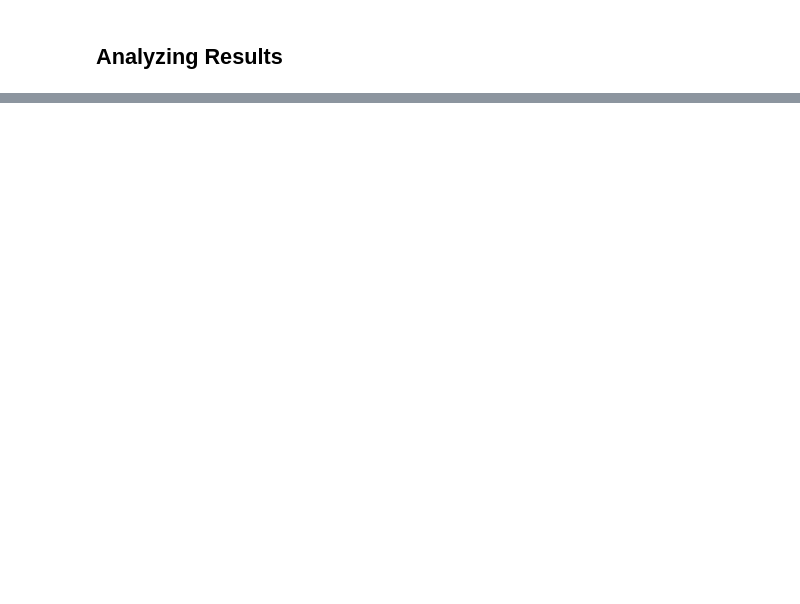
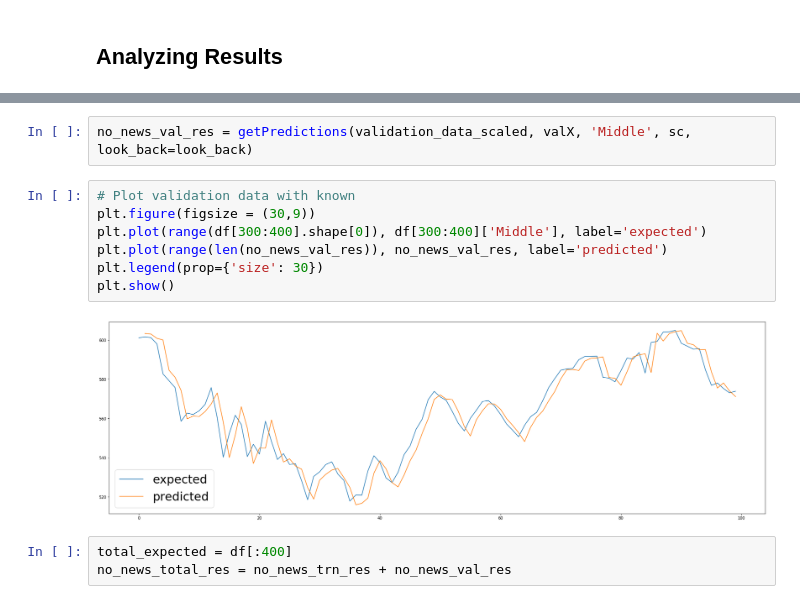
Before and after one commit to stanleykywu/predicting-stocks, a Jupyter notebook: models/LSTM.ipynb, the cells around one changed output, grey strips where cells are left out. Cells and saved outputs as stored; diff of their text form; blank space fills up the shorter version.

```diff
--- a/models/LSTM.ipynb
+++ b/models/LSTM.ipynb
@@ -238,0 +231,14 @@ plt.show()
+# %%
+no_news_val_res = getPredictions(validation_data_scaled, valX, 'Middle', sc, look_back=look_back)
+# %%
+# Plot validation data with known
+plt.figure(figsize = (30,9))
+plt.plot(range(df[300:400].shape[0]), df[300:400]['Middle'], label='expected')
+plt.plot(range(len(no_news_val_res)), no_news_val_res, label='predicted')
+plt.legend(prop={'size': 30})
+plt.show()
+# %% [output]
+[figure, added]
+# %%
+total_expected = df[:400]
+no_news_total_res = no_news_trn_res + no_news_val_res
```
Also changed, not shown: parts of 67 cells of this notebook.
